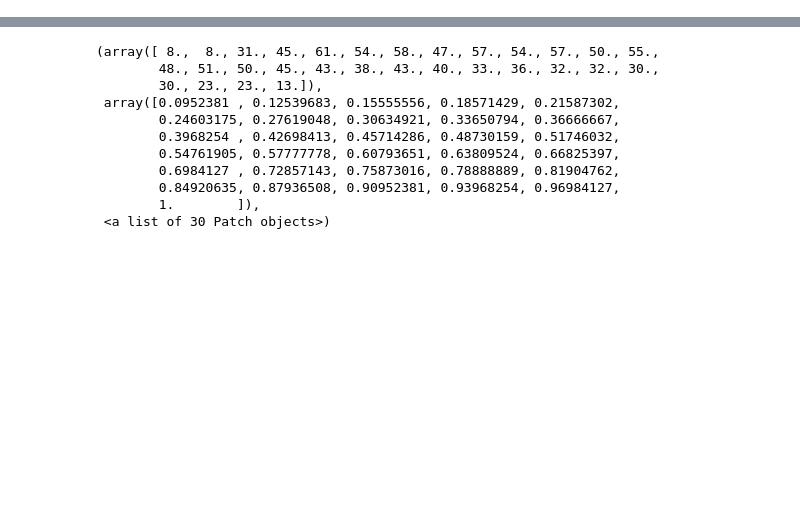
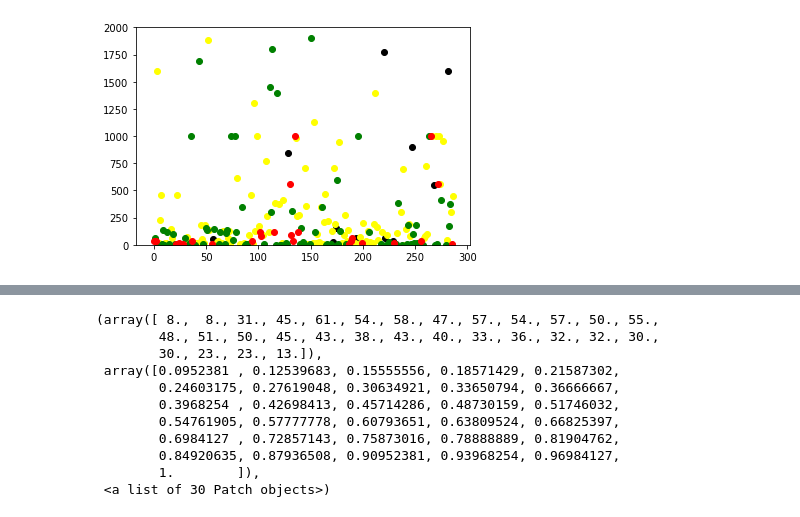
Before and after one commit to seobeomjin/QSAR_model_development, a Jupyter notebook: get_similarity.ipynb, the cells around one changed output, grey strips where cells are left out. Saved outputs shown, nothing was run; the diff lists cells and outputs as text; code cells hidden in the pictures; blank space fills up the shorter version.

```diff
--- a/get_similarity.ipynb
+++ b/get_similarity.ipynb
@@ -0,0 +118,5 @@
+# %%
+df_sim = pd.DataFrame(t3)
+df_result = pd.concat([std_val, df_sim], axis=1, ignore_index=True)
+df_result.columns = ['Standard_Value', 'Similarity']
+df_result
@@ -0,0 +170,30 @@
+# %%
+c0_stdval,c1_stdval,c2_stdval,c3_stdval,c4_stdval = [],[],[],[],[]
+c0_stdval_x,c1_stdval_x,c2_stdval_x,c3_stdval_x,c4_stdval_x = [],[],[],[],[]
+
+for i in range(len(df_result)):
+    if df_result.loc[i]['cluster_label'] == 'c4' :
+        c4_stdval.append(df_result.loc[i]['Standard_Value'])
+        c4_stdval_x.append(i)
+    elif df_result.loc[i]['cluster_label'] == 'c3':
+        c3_stdval.append(df_result.loc[i]['Standard_Value'])
+        c3_stdval_x.append(i)
+    elif df_result.loc[i]['cluster_label'] == 'c2':
+        c2_stdval.append(df_result.loc[i]['Standard_Value'])
+        c2_stdval_x.append(i)
+    elif df_result.loc[i]['cluster_label'] == 'c1':
+        c1_stdval.append(df_result.loc[i]['Standard_Value'])
+        c1_stdval_x.append(i)
+    else :
+        c0_stdval.append(df_result.loc[i]['Standard_Value'])
+        c0_stdval_x.append(i)
+# %%
+plt.scatter(c0_stdval_x,c0_stdval,c='blue',label='class0')
+plt.scatter(c1_stdval_x,c1_stdval,c='black',label='class1')
+plt.scatter(c2_stdval_x,c2_stdval,c='yellow',label='class2')
+plt.scatter(c3_stdval_x,c3_stdval,c='green',label='class3')
+plt.scatter(c4_stdval_x,c4_stdval,c='red',label='class4')
+plt.ylim(0,2000)
+plt.show()
+# %% [output]
+[figure, added]
```
Also changed, not shown: parts of 13 cells of this notebook.
